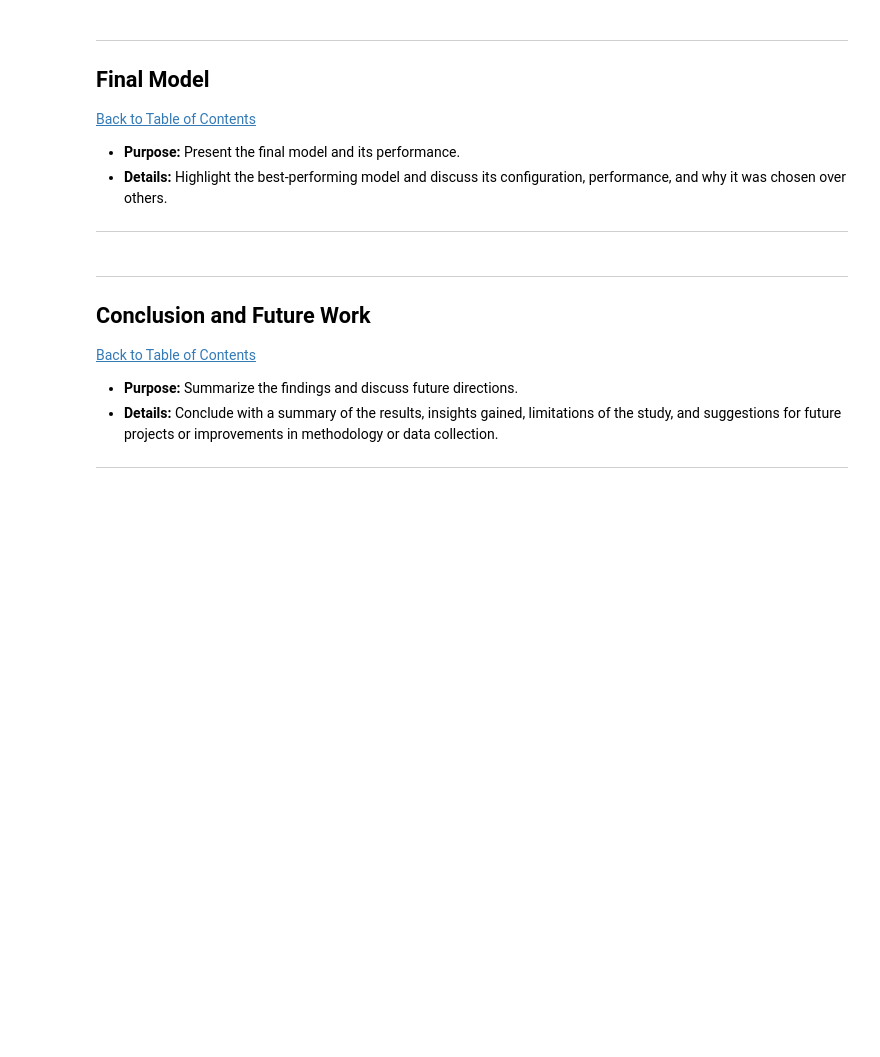
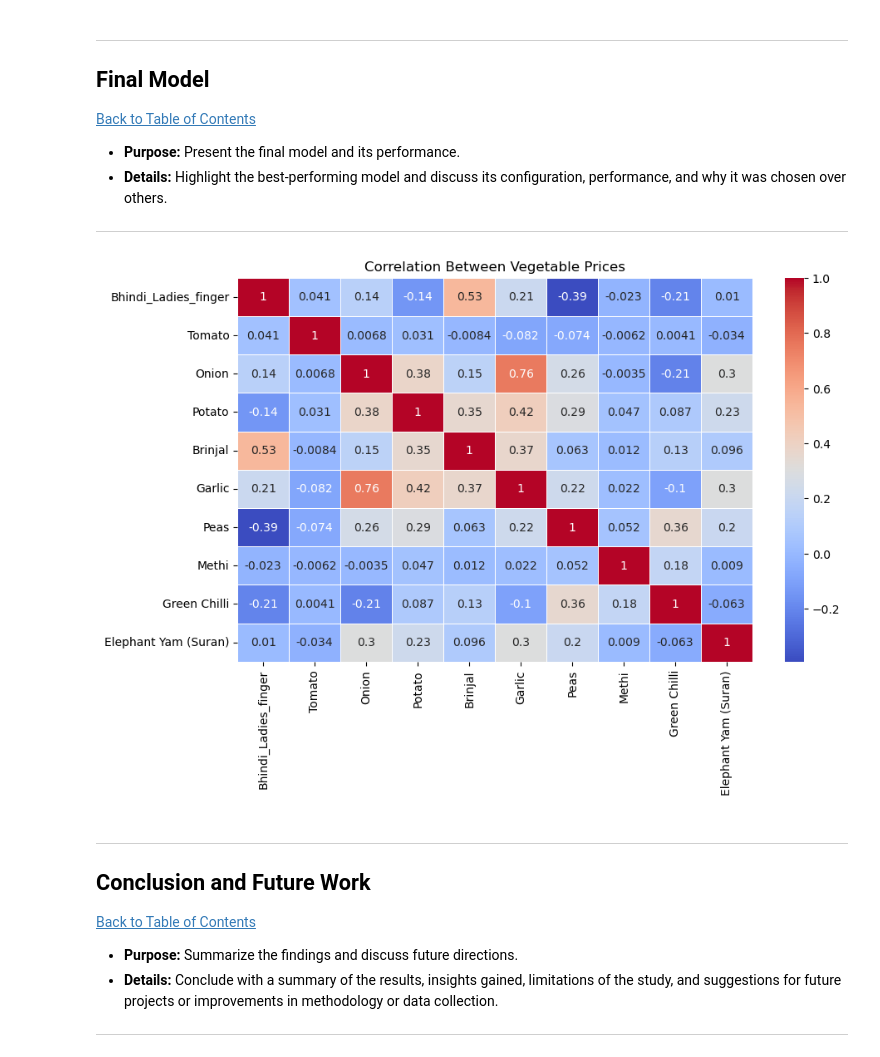
Before and after one commit to LethaboL15/lethabo-letsoalo-veg-price-analysis, a Jupyter notebook: QCTO---Workplace-Module-Notebook-Template-4571 (1).ipynb, the cells around one changed output. Saved outputs shown, nothing was run; the diff lists cells and outputs as text; code cells hidden in the pictures; blank space fills up the shorter version.

```diff
--- a/QCTO---Workplace-Module-Notebook-Template-4571 (1).ipynb
+++ b/QCTO---Workplace-Module-Notebook-Template-4571 (1).ipynb
@@ -325,6 +332,16 @@ plt.show()
 * **Purpose:** Present the final model and its performance.
 * **Details:** Highlight the best-performing model and discuss its configuration, performance, and why it was chosen over others.
 ---
+# %%
+
+#Creating a correlation table between vegetable-prices
+numeric_df = prices_df.select_dtypes(include=["number"])
+plt.figure(figsize=(10, 6))
+sns.heatmap(numeric_df.corr(), annot=True, cmap="coolwarm", linewidths=0.5)
+plt.title("Correlation Between Vegetable Prices")
+plt.show()
+# %% [output]
+[figure, added]
 # %% [markdown]
 ---
 <a href=#nine></a>
```
Also changed, not shown: parts of 3 cells of this notebook.
